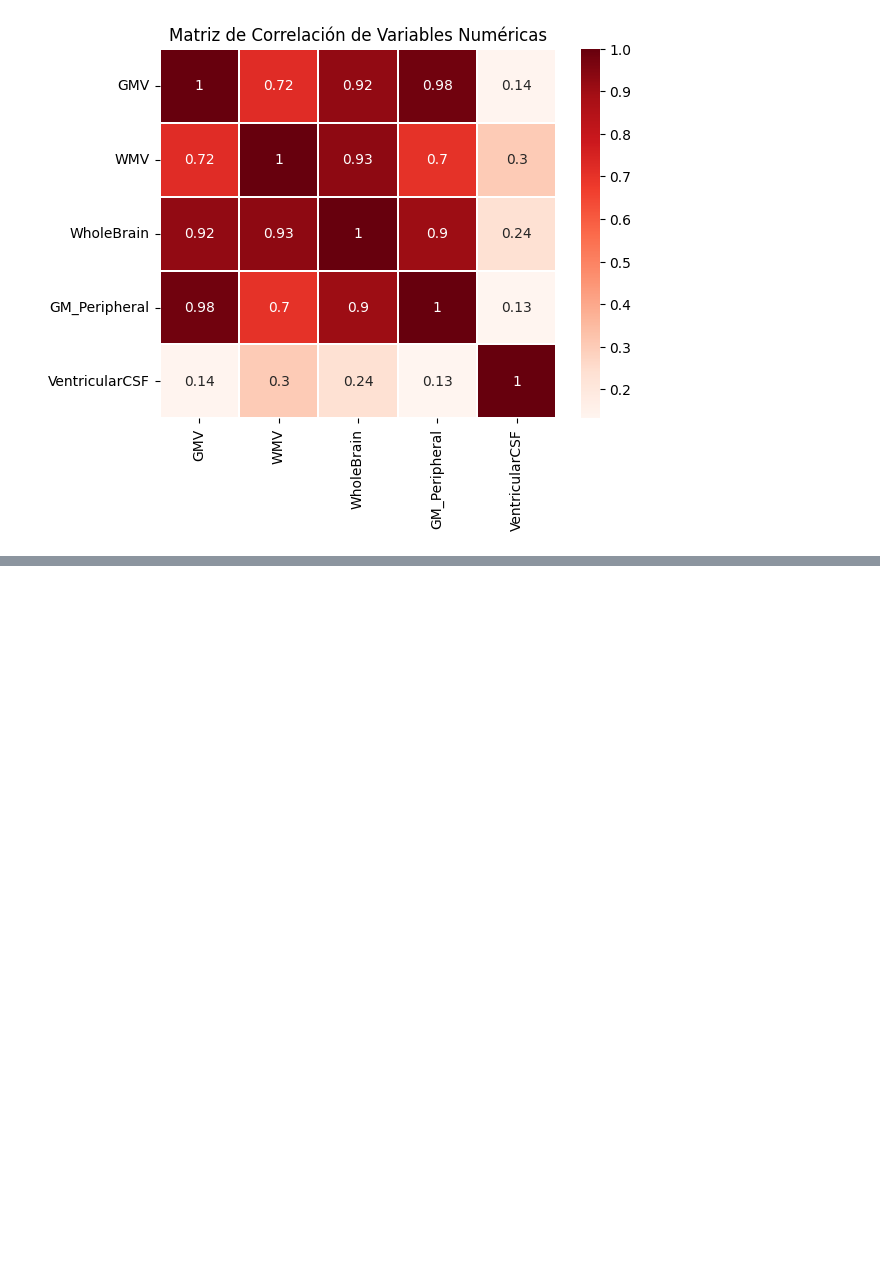
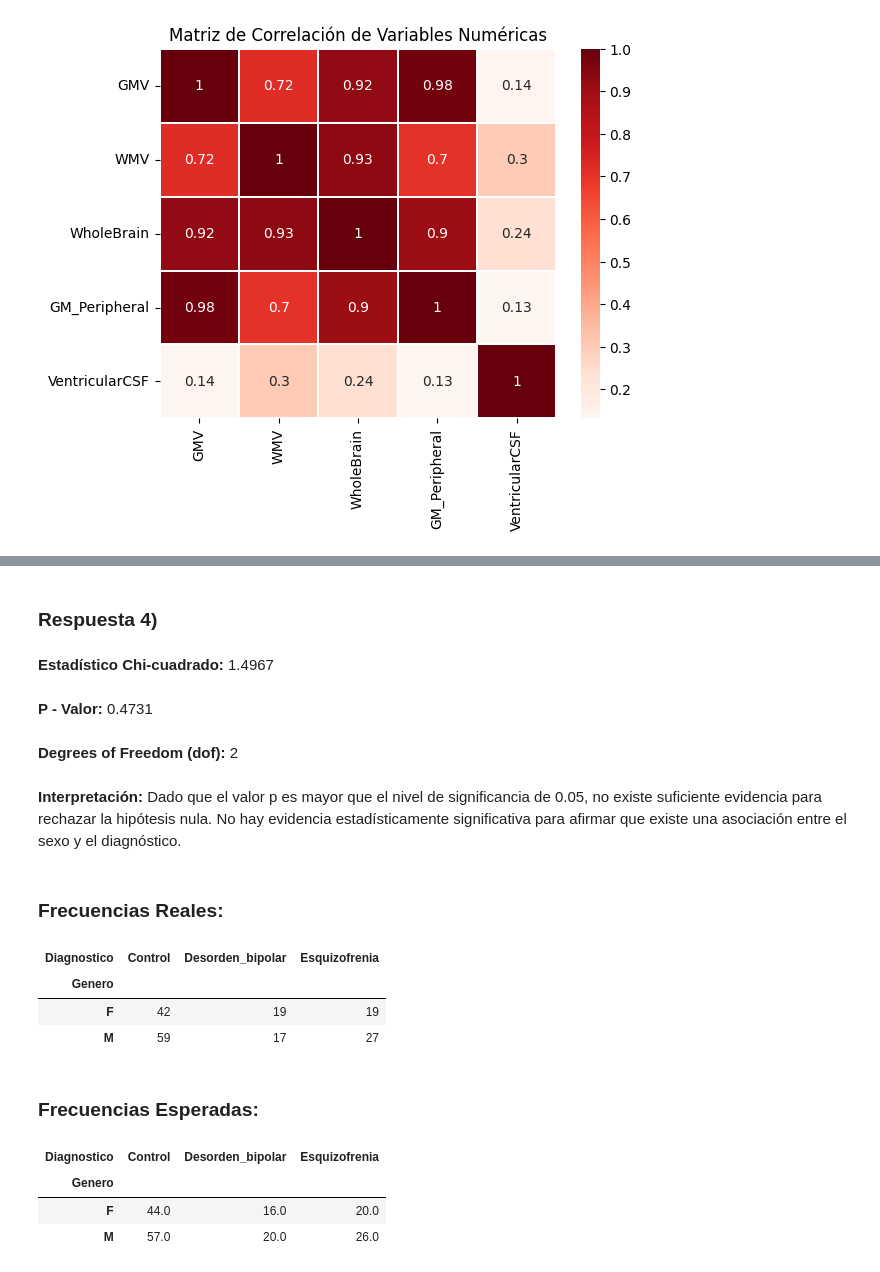
Before and after one commit to xlisouski/Neurociencia, a Jupyter notebook: TP_Unidad1_XimenaLisouski.ipynb, the cells around one changed output, grey strips where cells are left out. Cells and saved outputs as stored; diff of their text form; code cells hidden in the pictures; blank space fills up the shorter version.

```diff
--- a/TP_Unidad1_XimenaLisouski.ipynb
+++ b/TP_Unidad1_XimenaLisouski.ipynb
@@ -1061,0 +1197,39 @@ plt.show()
+# %% [markdown]
+### **Respuesta 4)**
+# %%
+tabla_contingencia = pd.crosstab(df['Genero'], df['Diagnostico'])
+
+# Realizar el test chi-cuadrado
+chi2_stat, p_value, dof, expected = stats.chi2_contingency(tabla_contingencia)
+tabla_expected = pd.DataFrame(expected, index=tabla_contingencia.index, columns=tabla_contingencia.columns)
+
+# Imprimir los resultados
+display(Markdown(f'**Estadístico Chi-cuadrado:** {round(chi2_stat,4)}'))
+display(Markdown(f'**P - Valor:** {round(p_value,4)}'))
+display(Markdown(f'**Degrees of Freedom (dof):** {dof}'))
+display(Markdown(f'''**Interpretación:**
+Dado que el valor p es mayor que el nivel de significancia de 0.05, no existe suficiente evidencia para rechazar la hipótesis nula.
+No hay evidencia estadísticamente significativa para afirmar que existe una asociación entre el sexo y el diagnóstico.'''))
+
+display(Markdown(f"### Frecuencias Reales:"))
+display(pd.DataFrame(tabla_contingencia))
+
+display(Markdown(f"### Frecuencias Esperadas:"))
+display(pd.DataFrame(round(tabla_expected,0)))
+# %% [output]
+**Estadístico Chi-cuadrado:** 1.4967
+**P - Valor:** 0.4731
+**Degrees of Freedom (dof):** 2
+**Interpretación:**
+Dado que el valor p es mayor que el nivel de significancia de 0.05, no existe suficiente evidencia para rechazar la hipótesis nula.
+No hay evidencia estadísticamente significativa para afirmar que existe una asociación entre el sexo y el diagnóstico.
+### Frecuencias Reales:
+| Diagnostico | Control | Desorden_bipolar | Esquizofrenia |
+| Genero |  |  |  |
+| F | 42 | 19 | 19 |
+| M | 59 | 17 | 27 |
+### Frecuencias Esperadas:
+| Diagnostico | Control | Desorden_bipolar | Esquizofrenia |
+| Genero |  |  |  |
+| F | 44.0 | 16.0 | 20.0 |
+| M | 57.0 | 20.0 | 26.0 |
```
Also changed, not shown: parts of 6 cells of this notebook.
